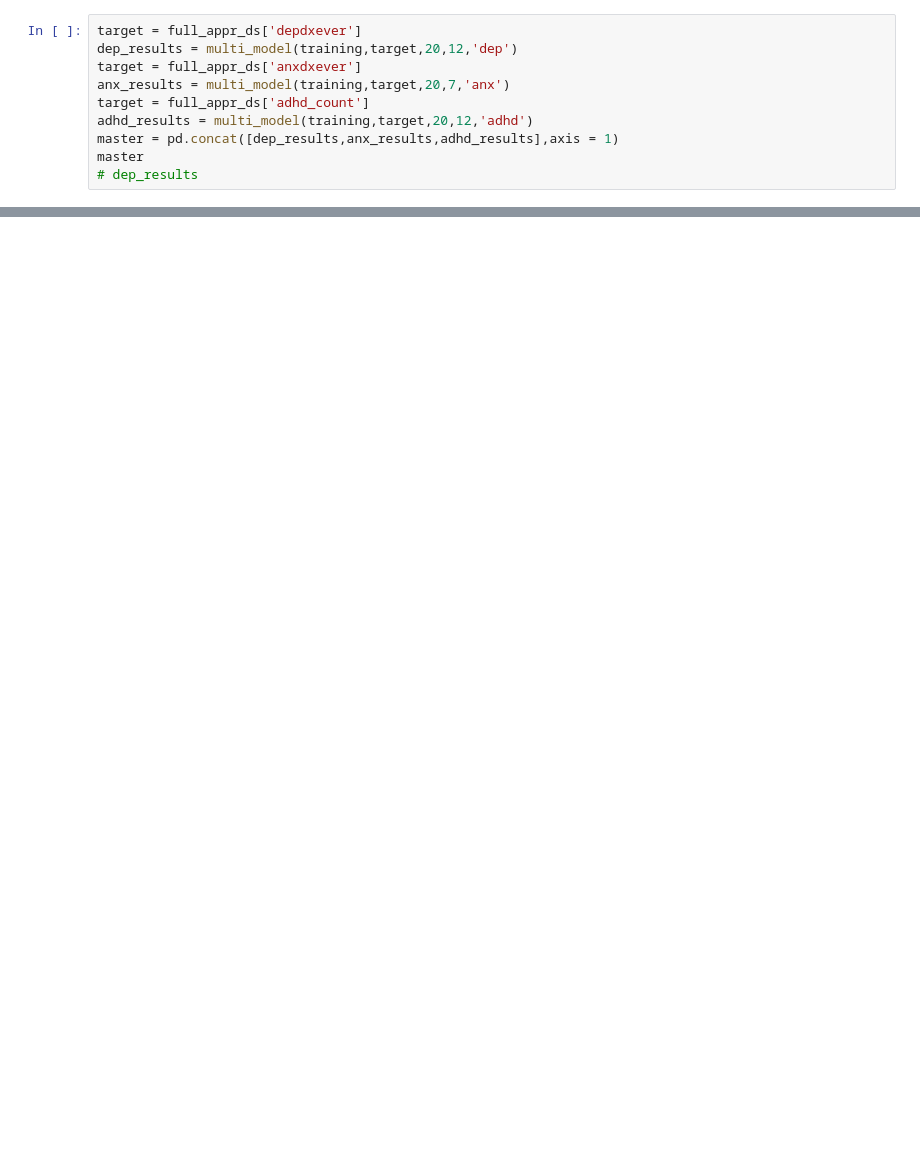
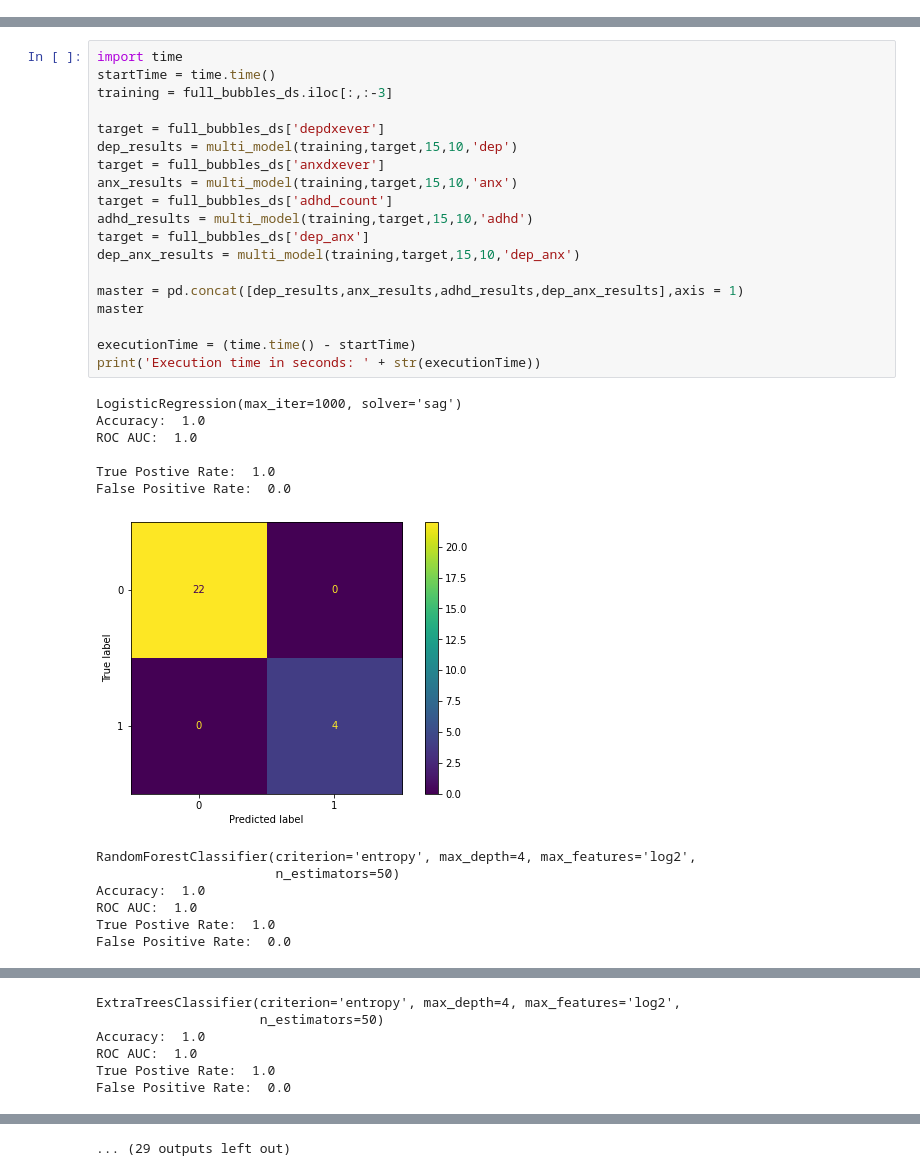
Before and after one commit to kdm004/cs287_project, a Jupyter notebook: kids study.ipynb, the cells around one changed output, grey strips where cells are left out. Saved outputs shown, nothing was run; the diff lists cells and outputs as text; blank space fills up the shorter version.

Commit message:
Update kids study.ipynb
revamped models

```diff
--- a/kids study.ipynb
+++ b/kids study.ipynb
@@ -235,10 +0,0 @@ def multi_model(training: pd.DataFrame, target: pd.DataFrame, num_feats: int, cv
-# %%
-target = full_appr_ds['depdxever']
-dep_results = multi_model(training,target,20,12,'dep')
-target = full_appr_ds['anxdxever']
-anx_results = multi_model(training,target,20,7,'anx')
-target = full_appr_ds['adhd_count']
-adhd_results = multi_model(training,target,20,12,'adhd')
-master = pd.concat([dep_results,anx_results,adhd_results],axis = 1)
-master
-# dep_results
@@ -477,0 +310,33 @@ master
+# %%
+import time
+startTime = time.time()
+training = full_bubbles_ds.iloc[:,:-3]
+
+target = full_bubbles_ds['depdxever']
+dep_results = multi_model(training,target,15,10,'dep')
+target = full_bubbles_ds['anxdxever']
+anx_results = multi_model(training,target,15,10,'anx')
+target = full_bubbles_ds['adhd_count']
+adhd_results = multi_model(training,target,15,10,'adhd')
+target = full_bubbles_ds['dep_anx']
+dep_anx_results = multi_model(training,target,15,10,'dep_anx')
+
+master = pd.concat([dep_results,anx_results,adhd_results,dep_anx_results],axis = 1)
+master
+
+executionTime = (time.time() - startTime)
+print('Execution time in seconds: ' + str(executionTime))
+# %% [output]
+LogisticRegression(max_iter=1000, solver='sag')
+Accuracy:  1.0
+ROC AUC:  1.0
+
+True Postive Rate:  1.0
+False Positive Rate:  0.0
+[figure, added]
+RandomForestClassifier(criterion='entropy', max_depth=4, max_features='log2',
+                       n_estimators=50)
+Accuracy:  1.0
+ROC AUC:  1.0
+True Postive Rate:  1.0
+False Positive Rate:  0.0
@@ -477,0 +344,6 @@ master
+ExtraTreesClassifier(criterion='entropy', max_depth=4, max_features='log2',
+                     n_estimators=50)
+Accuracy:  1.0
+ROC AUC:  1.0
+True Postive Rate:  1.0
+False Positive Rate:  0.0
@@ -477,0 +374 @@ master
+... (29 outputs left out)
```
Also changed, not shown: parts of 38 cells of this notebook.
